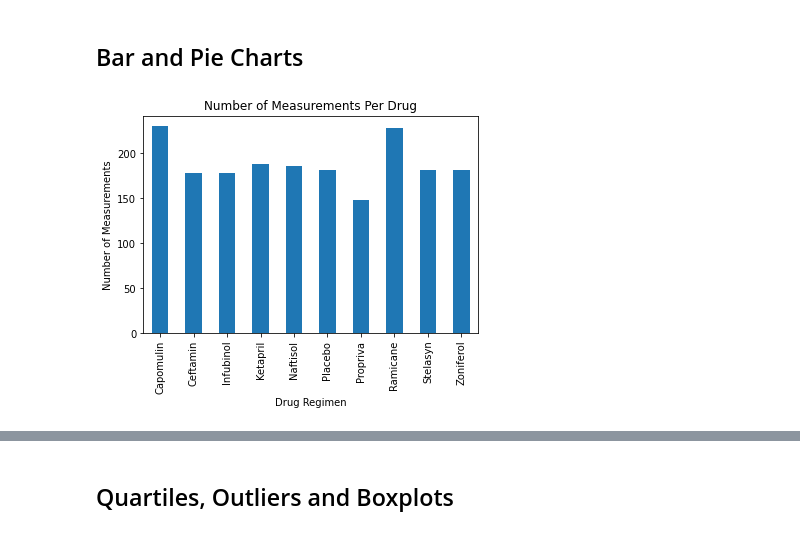
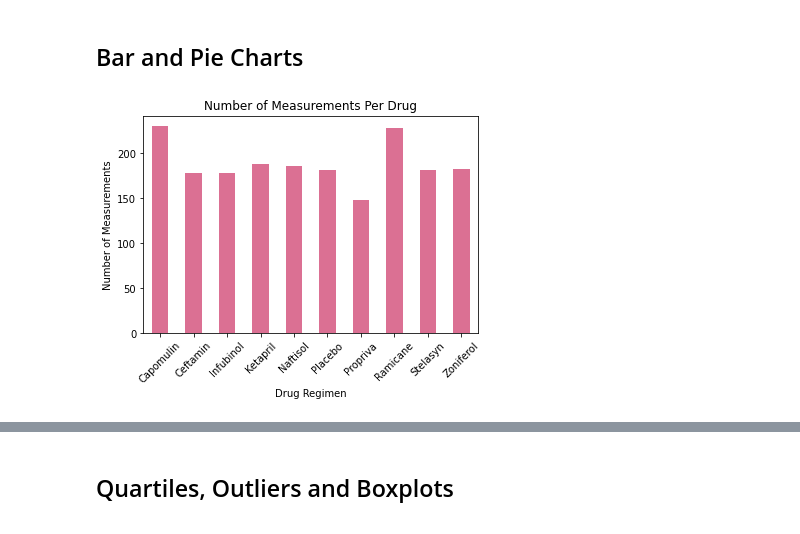
Before and after one commit to njmorr/matplotlib-challenge, a Jupyter notebook: pymaceuticals.ipynb, the cells around one changed output, grey strips where cells are left out. Saved outputs shown, nothing was run; the diff lists cells and outputs as text; code cells hidden in the pictures.

```diff
--- a/pymaceuticals.ipynb
+++ b/pymaceuticals.ipynb
@@ -169,13 +169,13 @@ agg_summary
 # %%
 # Generate a bar plot showing the total number of measurements taken on each drug regimen using pandas.
 drug_count = drug_regimen["Drug Regimen"].count()
 
-drug_chart = drug_count.plot(kind="bar", title="Number of Measurements Per Drug")
+drug_chart = drug_count.plot(kind="bar", title="Number of Measurements Per Drug", color="palevioletred", rot=45)
 drug_chart.set_ylabel("Number of Measurements")
 
 plt.show()
 # %% [output]
-[figure, old version]
+[figure, new version]
 # %%
 # Generate a bar plot showing the total number of measurements taken on each drug regimen using pyplot.
 x_names = clean_data["Drug Regimen"].unique()
```
Also changed, not shown: parts of 3 cells of this notebook.
